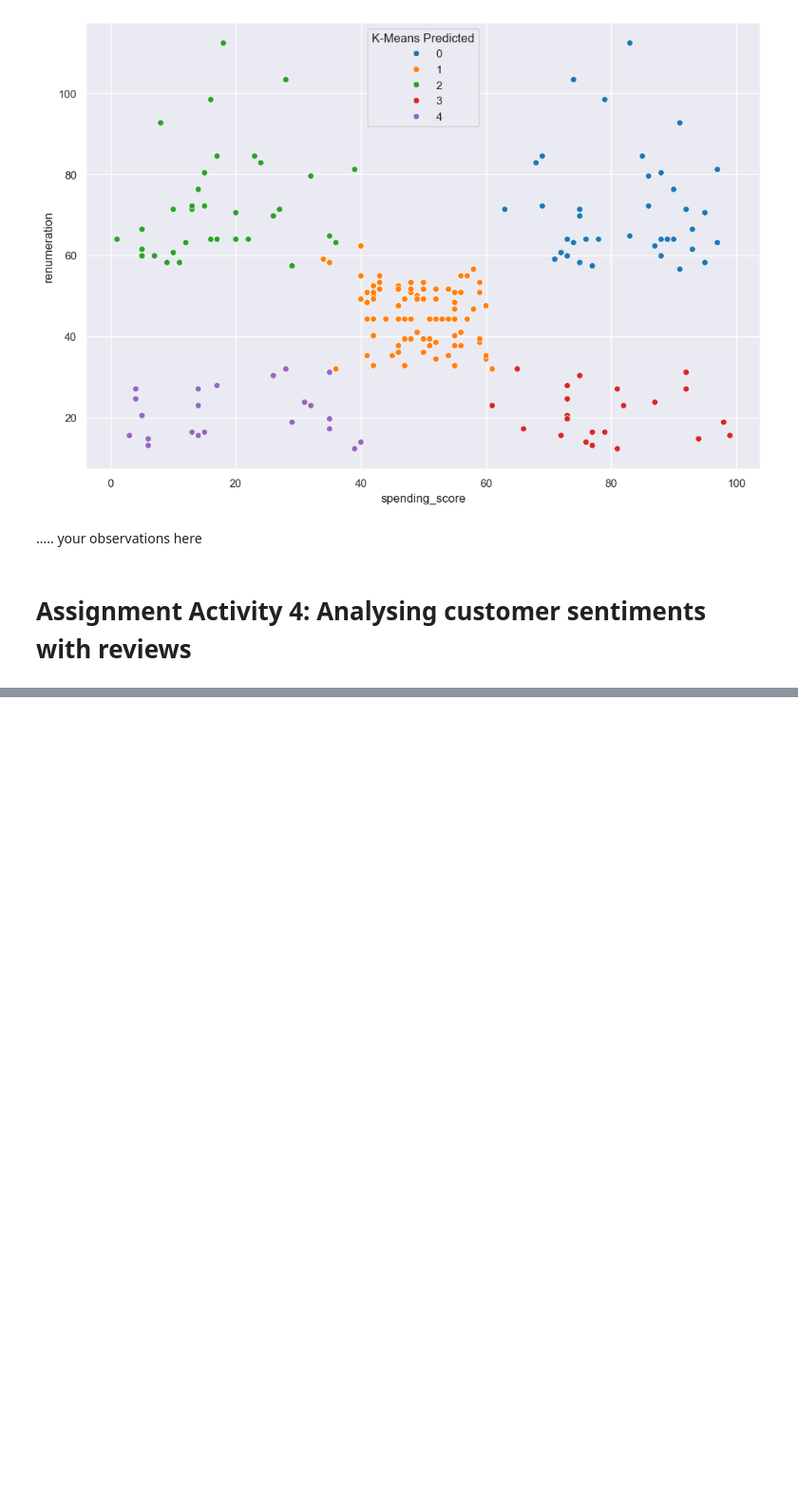
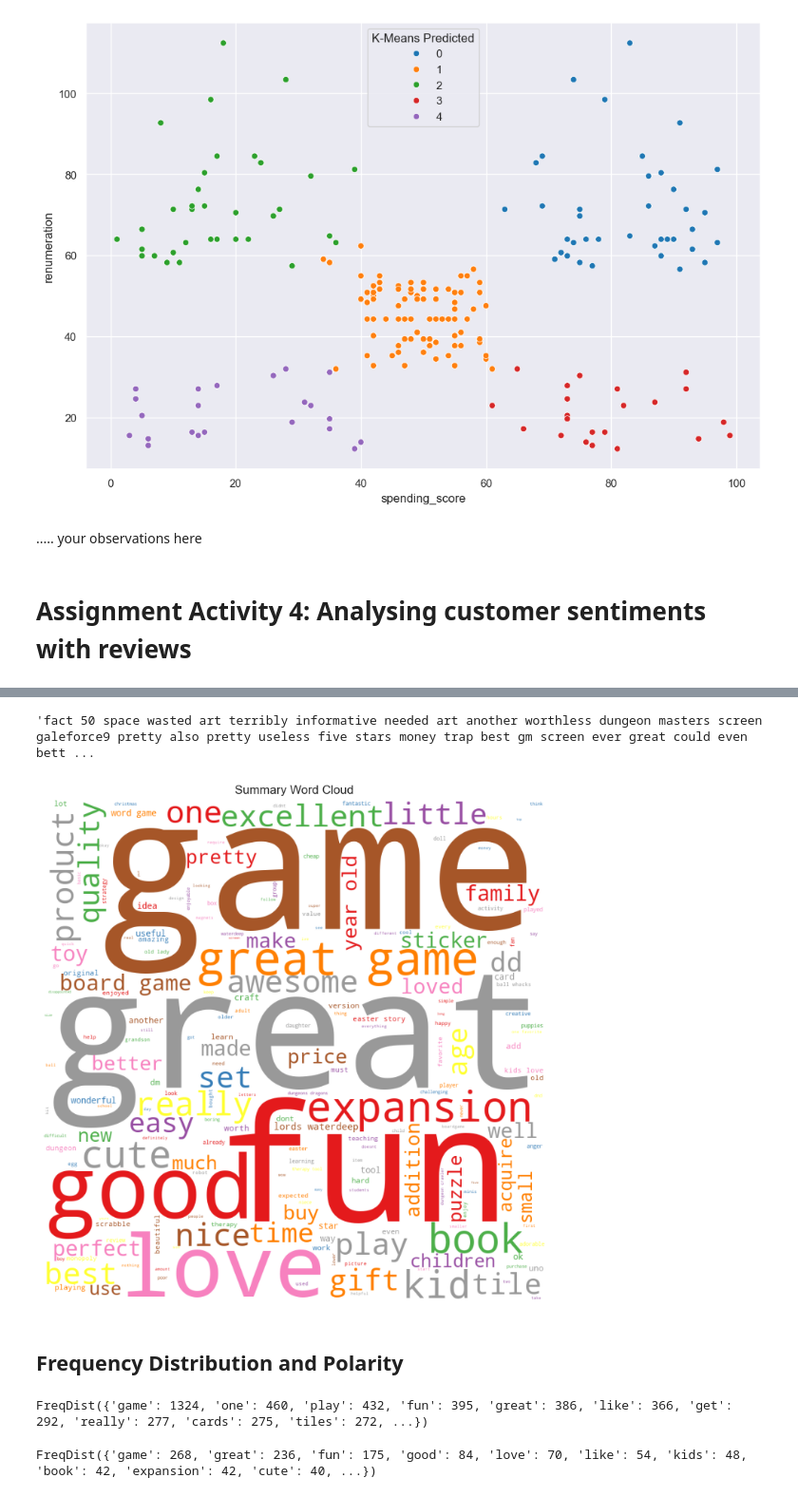
Before and after one commit to DimaBrikach/AdvancedAnalytics_Assignment, a Jupyter notebook: Dzmitry_Brykach_DA301_Assignment.ipynb, the cells around one changed output, grey strips where cells are left out. Shown at 95% size. Cells and saved outputs as stored; diff of their text form; code cells hidden in the pictures; blank space fills up the shorter version.

```diff
--- a/Dzmitry_Brykach_DA301_Assignment.ipynb
+++ b/Dzmitry_Brykach_DA301_Assignment.ipynb
@@ -842,0 +1124,4 @@ sns.scatterplot(x='spending_score' , y='renumeration', data=clusters5,
+# %%
+# putting all words from "summary" into one big list
+all_s_words = [word for tokens in text_frame['summary'] for word in tokens]
+all_s_words
@@ -842,0 +1146,20 @@ sns.scatterplot(x='spending_score' , y='renumeration', data=clusters5,
+# %%
+# join the word in one string
+s_words = " ".join(all_s_words)
+s_words
+# %% [output]
+'fact 50 space wasted art terribly informative needed art another worthless dungeon masters screen galeforce9 pretty also pretty useless five stars money trap best gm screen ever great could even bett ...
+# %%
+# create 'summary' wordcloud
+s_cloud = WordCloud(width = 800, height = 800, background_color = 'white', colormap= 'Set1').generate(s_words)
+# %%
+# plotting the 'summary' cloud
+plt.figure(figsize=(16, 9))
+plt.imshow(s_cloud)
+plt.axis('off')
+plt.title('Summary Word Cloud')
+plt.show()
+# %% [output]
+[figure, added]
+# %% [markdown]
+## Frequency Distribution and Polarity
@@ -842,0 +1172,8 @@ sns.scatterplot(x='spending_score' , y='renumeration', data=clusters5,
+# %%
+r_frequency
+# %% [output]
+FreqDist({'game': 1324, 'one': 460, 'play': 432, 'fun': 395, 'great': 386, 'like': 366, 'get': 292, 'really': 277, 'cards': 275, 'tiles': 272, ...})
+# %%
+s_frequency
+# %% [output]
+FreqDist({'game': 268, 'great': 236, 'fun': 175, 'good': 84, 'love': 70, 'like': 54, 'kids': 48, 'book': 42, 'expansion': 42, 'cute': 40, ...})
```
Also changed, not shown: parts of 47 cells of this notebook.
